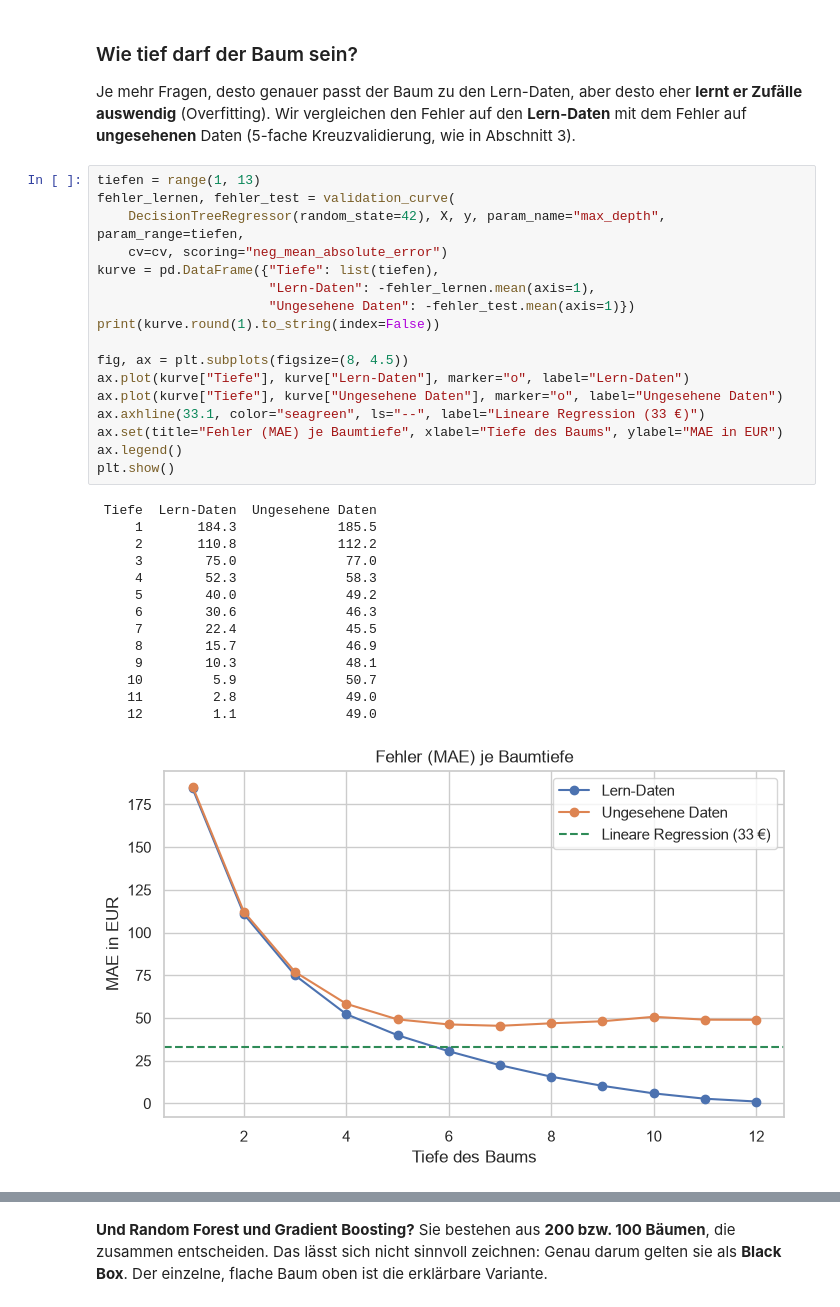
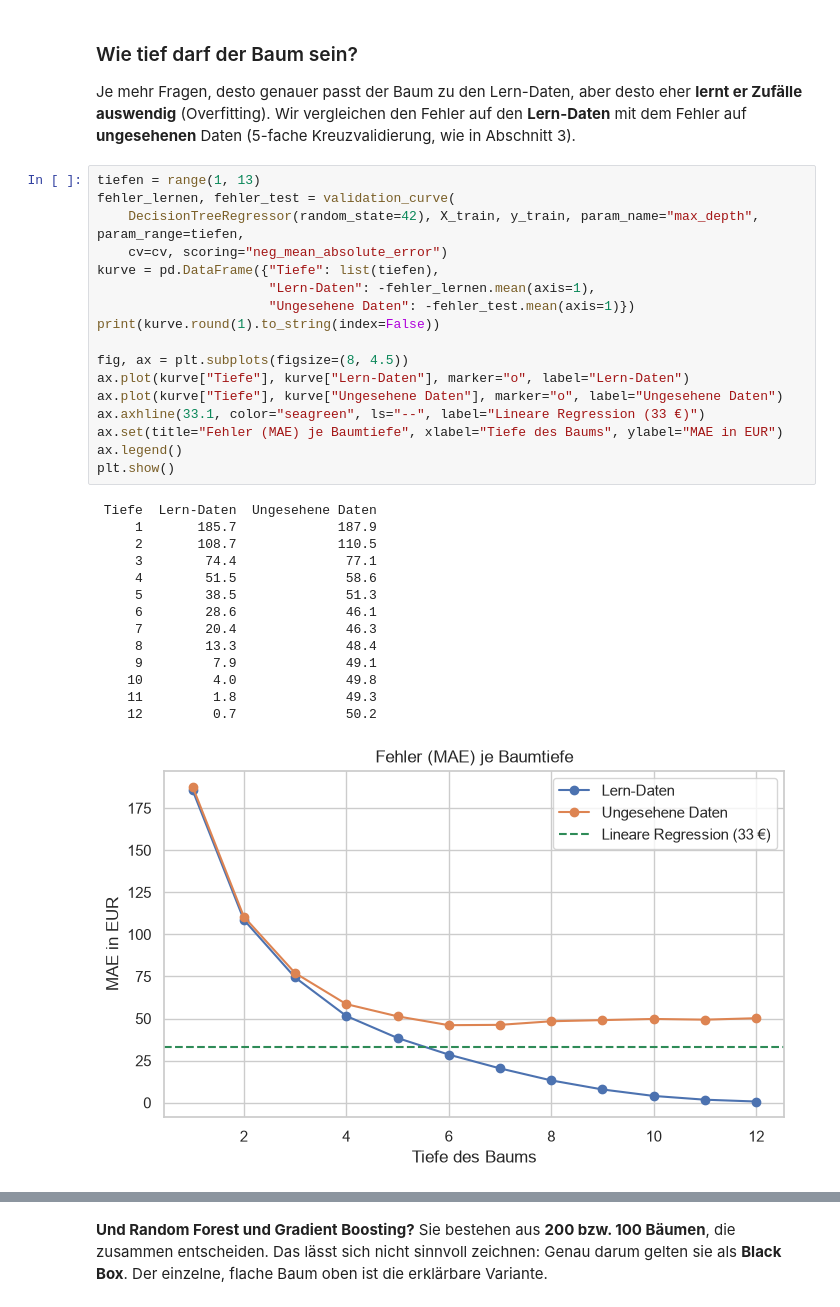
Before and after one commit to M404ttis/Predictive-Analytics-Algorithmen, a Jupyter notebook: 05_Modellauswahl/05_Notebookpreise_Modell.ipynb, the cells around one changed output, grey strips where cells are left out. Cells and saved outputs as stored; diff of their text form.

```diff
--- a/05_Modellauswahl/05_Notebookpreise_Modell.ipynb
+++ b/05_Modellauswahl/05_Notebookpreise_Modell.ipynb
@@ -397,33 +405,33 @@ Wir vergleichen den Fehler auf den **Lern-Daten** mit dem Fehler auf **ungesehen
 # %%
 tiefen = range(1, 13)
 fehler_lernen, fehler_test = validation_curve(
-    DecisionTreeRegressor(random_state=42), X, y, param_name="max_depth", param_range=tiefen,
+    DecisionTreeRegressor(random_state=42), X_train, y_train, param_name="max_depth", param_range=tiefen,
     cv=cv, scoring="neg_mean_absolute_error")
 kurve = pd.DataFrame({"Tiefe": list(tiefen),
                       "Lern-Daten": -fehler_lernen.mean(axis=1),
                       "Ungesehene Daten": -fehler_test.mean(axis=1)})
 print(kurve.round(1).to_string(index=False))
 
 fig, ax = plt.subplots(figsize=(8, 4.5))
 ax.plot(kurve["Tiefe"], kurve["Lern-Daten"], marker="o", label="Lern-Daten")
 ax.plot(kurve["Tiefe"], kurve["Ungesehene Daten"], marker="o", label="Ungesehene Daten")
 ax.axhline(33.1, color="seagreen", ls="--", label="Lineare Regression (33 €)")
 ax.set(title="Fehler (MAE) je Baumtiefe", xlabel="Tiefe des Baums", ylabel="MAE in EUR")
 ax.legend()
 plt.show()
 # %% [output]
  Tiefe  Lern-Daten  Ungesehene Daten
-     1       184.3             185.5
-     2       110.8             112.2
-     3        75.0              77.0
-     4        52.3              58.3
-     5        40.0              49.2
-     6        30.6              46.3
-     7        22.4              45.5
-     8        15.7              46.9
-     9        10.3              48.1
-    10         5.9              50.7
-    11         2.8              49.0
-    12         1.1              49.0
+     1       185.7             187.9
+     2       108.7             110.5
+     3        74.4              77.1
+     4        51.5              58.6
+     5        38.5              51.3
+     6        28.6              46.1
+     7        20.4              46.3
+     8        13.3              48.4
+     9         7.9              49.1
+    10         4.0              49.8
+    11         1.8              49.3
+    12         0.7              50.2
-[figure, old version]
+[figure, new version]
 # %% [markdown]
```
Also changed, not shown: parts of 11 cells of this notebook, 1 other file.
